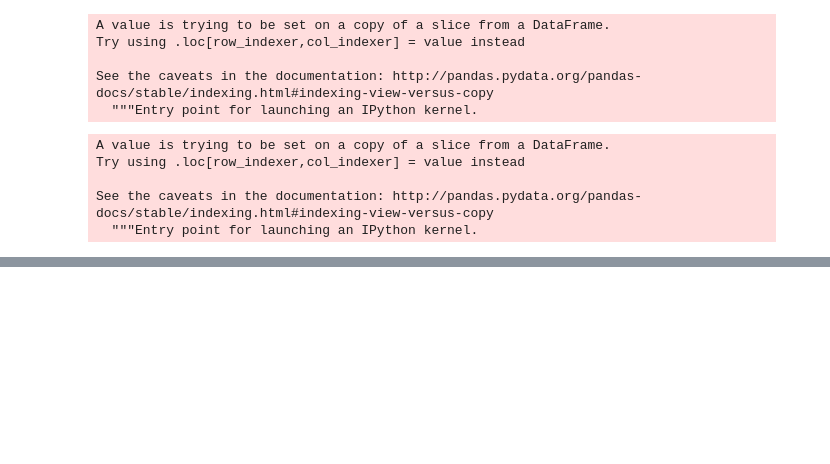
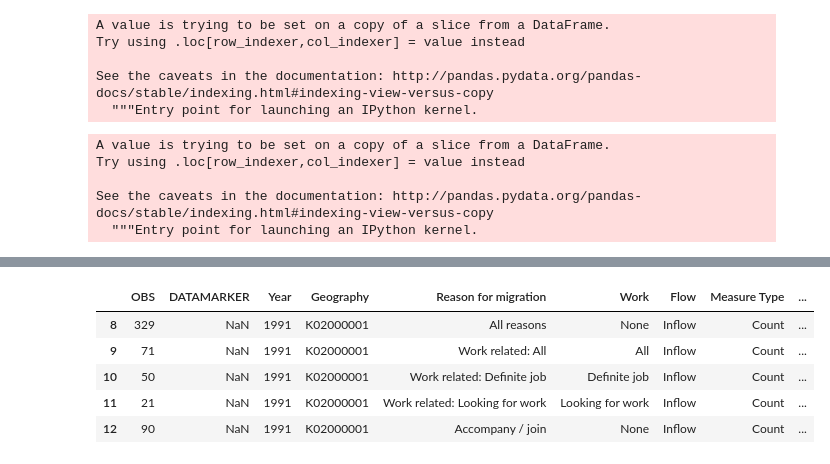
Before and after one commit to GSS-Cogs/ONS-LTIM-Reason-for-Migration, a Jupyter notebook: Long-term international migration 2.04 reason for migration tidydata.ipynb, the cells around one changed output, grey strips where cells are left out. Saved outputs shown, nothing was run; the diff lists cells and outputs as text; code cells hidden in the pictures; blank space fills up the shorter version.

```diff
--- a/Long-term international migration 2.04 reason for migration tidydata.ipynb
+++ b/Long-term international migration 2.04 reason for migration tidydata.ipynb
@@ -401,0 +277,22 @@ Final_table.to_csv(destinationFolder / ('tidydata2_4.csv'), index = False)
+# %%
+def user_perc(x,y):
+
+    if str(x) == 'Work related':
+        return x + ': ' + y
+    else:
+        return x
+
+new_table['Reason for migration'] = new_table.apply(lambda row: user_perc(row['Reason for migration'], row['Work']), axis = 1)
+# %%
+new_table['Geography'] = new_table['Geography'].map(lambda cell:cell.replace('United Kingdom', 'K02000001'))
+# %%
+new_table['Geography'] = new_table['Geography'].map(lambda cell:cell.replace('England and Wales', 'K04000001'))
+# %%
+new_table.head(5)
+# %% [output]
+|  | OBS | DATAMARKER | Year | Geography | Reason for migration | Work | Flow | Measure Type | ... |
+| 8 | 329 | NaN | 1991 | K02000001 | All reasons | None | Inflow | Count | ... |
+| 9 | 71 | NaN | 1991 | K02000001 | Work related: All | All | Inflow | Count | ... |
+| 10 | 50 | NaN | 1991 | K02000001 | Work related: Definite job | Definite job | Inflow | Count | ... |
+| 11 | 21 | NaN | 1991 | K02000001 | Work related: Looking for work | Looking for work | Inflow | Count | ... |
+| 12 | 90 | NaN | 1991 | K02000001 | Accompany / join | None | Inflow | Count | ... |
```
Also changed, not shown: parts of 82 cells of this notebook.
